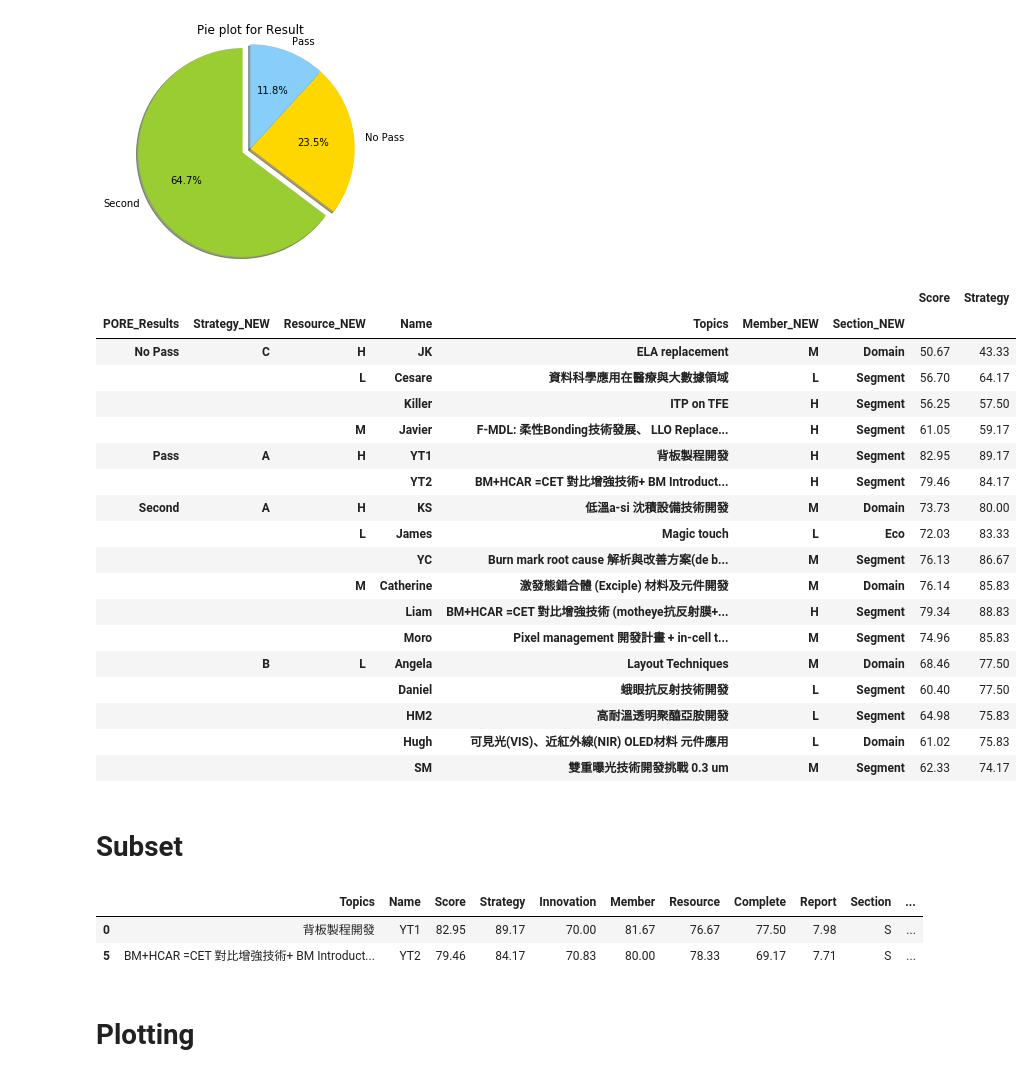
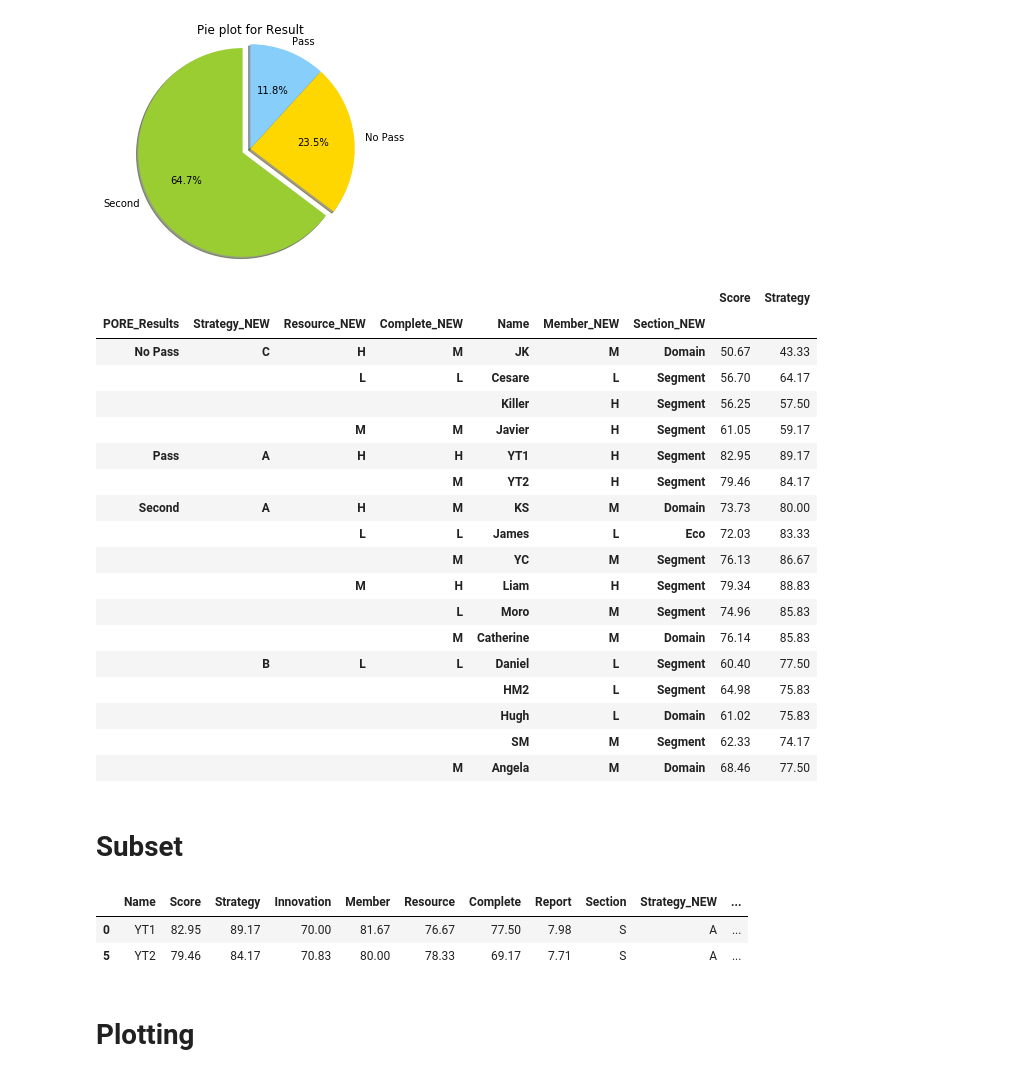
Before and after one commit to randomForester/Defect-detection, a Jupyter notebook: GroupBy/PORE_Final_V1.ipynb, the cells around one changed output. Saved outputs shown, nothing was run; the diff lists cells and outputs as text; code cells hidden in the pictures.

```diff
--- a/GroupBy/PORE_Final_V1.ipynb
+++ b/GroupBy/PORE_Final_V1.ipynb
@@ -19,7 +19,7 @@ int_data.head(1)
 |  | Topics | Name | Score | Strategy | Innovation | Member | Resource | Complete | Report | Section |
 | 0 | 背板製程開發 | YT1 | 82.95 | 89.17 | 70.0 | 81.67 | 76.67 | 77.5 | 7.98 | S |
 # %%
-#int_data.drop('Topics', axis=1, inplace=True)
+int_data.drop('Topics', axis=1, inplace=True)
 # %%
 int_data2 = int_data
 int_data2.head(18)
@@ -414,29 +413,31 @@ plt.show()
 [figure]
 # %%
 #tempp=pd.pivot_table(int_data2, index=("Strategy_NEW","Resource_NEW","PORE_Results","Name","Topics","Section_NEW"), values=['Strategy','Score'])
-tempp=pd.pivot_table(int_data2, index=("PORE_Results","Strategy_NEW","Resource_NEW","Name","Topics","Member_NEW","Section_NEW"), values=['Strategy','Score'])
+#tempp=pd.pivot_table(int_data2, index=("PORE_Results","Strategy_NEW","Resource_NEW","Name","Topics","Member_NEW","Section_NEW"), values=['Strategy','Score'])
+tempp=pd.pivot_table(int_data2, index=("PORE_Results","Strategy_NEW","Resource_NEW","Complete_NEW","Name","Member_NEW","Section_NEW"), values=['Strategy','Score'])
+
 #tempp=pd.pivot_table(int_data2, index=("PORE_Results","Strategy_NEW","Complete_NEW","Name","Topics","Member_NEW","Section_NEW"), values=['Strategy','Score'])
 tempp
 # %% [output]
 |  |  |  |  |  |  |  | Score | Strategy |
-| PORE_Results | Strategy_NEW | Resource_NEW | Name | Topics | Member_NEW | Section_NEW |  |  |
-| No Pass | C | H | JK | ELA replacement | M | Domain | 50.67 | 43.33 |
-|  |  | L | Cesare | 資料科學應用在醫療與大數據領域 | L | Segment | 56.70 | 64.17 |
-|  |  |  | Killer | ITP on TFE | H | Segment | 56.25 | 57.50 |
-|  |  | M | Javier | F-MDL: 柔性Bonding技術發展、 LLO Replace... | H | Segment | 61.05 | 59.17 |
-| Pass | A | H | YT1 | 背板製程開發 | H | Segment | 82.95 | 89.17 |
-|  |  |  | YT2 | BM+HCAR =CET 對比增強技術+ BM Introduct... | H | Segment | 79.46 | 84.17 |
-| Second | A | H | KS | 低溫a-si 沈積設備技術開發 | M | Domain | 73.73 | 80.00 |
-|  |  | L | James | Magic touch | L | Eco | 72.03 | 83.33 |
-|  |  |  | YC | Burn mark root cause 解析與改善方案(de b... | M | Segment | 76.13 | 86.67 |
-|  |  | M | Catherine | 激發態錯合體 (Exciple) 材料及元件開發 | M | Domain | 76.14 | 85.83 |
-|  |  |  | Liam | BM+HCAR =CET 對比增強技術 (motheye抗反射膜+... | H | Segment | 79.34 | 88.83 |
-|  |  |  | Moro | Pixel management 開發計畫 + in-cell t... | M | Segment | 74.96 | 85.83 |
-|  | B | L | Angela | Layout Techniques | M | Domain | 68.46 | 77.50 |
-|  |  |  | Daniel | 蛾眼抗反射技術開發 | L | Segment | 60.40 | 77.50 |
-|  |  |  | HM2 | 高耐溫透明聚醯亞胺開發 | L | Segment | 64.98 | 75.83 |
-|  |  |  | Hugh | 可見光(VIS)、近紅外線(NIR) OLED材料 元件應用 | L | Domain | 61.02 | 75.83 |
-|  |  |  | SM | 雙重曝光技術開發挑戰 0.3 um | M | Segment | 62.33 | 74.17 |
+| PORE_Results | Strategy_NEW | Resource_NEW | Complete_NEW | Name | Member_NEW | Section_NEW |  |  |
+| No Pass | C | H | M | JK | M | Domain | 50.67 | 43.33 |
+|  |  | L | L | Cesare | L | Segment | 56.70 | 64.17 |
+|  |  |  |  | Killer | H | Segment | 56.25 | 57.50 |
+|  |  | M | M | Javier | H | Segment | 61.05 | 59.17 |
+| Pass | A | H | H | YT1 | H | Segment | 82.95 | 89.17 |
+|  |  |  | M | YT2 | H | Segment | 79.46 | 84.17 |
+| Second | A | H | M | KS | M | Domain | 73.73 | 80.00 |
+|  |  | L | L | James | L | Eco | 72.03 | 83.33 |
+|  |  |  | M | YC | M | Segment | 76.13 | 86.67 |
+|  |  | M | H | Liam | H | Segment | 79.34 | 88.83 |
+|  |  |  | L | Moro | M | Segment | 74.96 | 85.83 |
+|  |  |  | M | Catherine | M | Domain | 76.14 | 85.83 |
+|  | B | L | L | Daniel | L | Segment | 60.40 | 77.50 |
+|  |  |  |  | HM2 | L | Segment | 64.98 | 75.83 |
+|  |  |  |  | Hugh | L | Domain | 61.02 | 75.83 |
+|  |  |  |  | SM | M | Segment | 62.33 | 74.17 |
+|  |  |  | M | Angela | M | Domain | 68.46 | 77.50 |
 # %%
 tempp.to_excel("/Users/cesare.chung/Downloads/AR/_PORE_Second.xlsx", index=True,encoding="big5")
 # %% [markdown]
@@ -446,9 +447,9 @@ int_data_Strategy = int_data2[(int_data2.Strategy >= 80) & (int_data2.Innovation
 int_data_Strategy = int_data_Strategy.sort_values('Strategy', ascending=False)
 int_data_Strategy
 # %% [output]
-|  | Topics | Name | Score | Strategy | Innovation | Member | Resource | Complete | Report | Section | ... |
-| 0 | 背板製程開發 | YT1 | 82.95 | 89.17 | 70.00 | 81.67 | 76.67 | 77.50 | 7.98 | S | ... |
-| 5 | BM+HCAR =CET 對比增強技術+ BM Introduct... | YT2 | 79.46 | 84.17 | 70.83 | 80.00 | 78.33 | 69.17 | 7.71 | S | ... |
+|  | Name | Score | Strategy | Innovation | Member | Resource | Complete | Report | Section | Strategy_NEW | ... |
+| 0 | YT1 | 82.95 | 89.17 | 70.00 | 81.67 | 76.67 | 77.50 | 7.98 | S | A | ... |
+| 5 | YT2 | 79.46 | 84.17 | 70.83 | 80.00 | 78.33 | 69.17 | 7.71 | S | A | ... |
 # %% [markdown]
 # Plotting
 # %%
```
Also changed, not shown: parts of 10 cells of this notebook.
